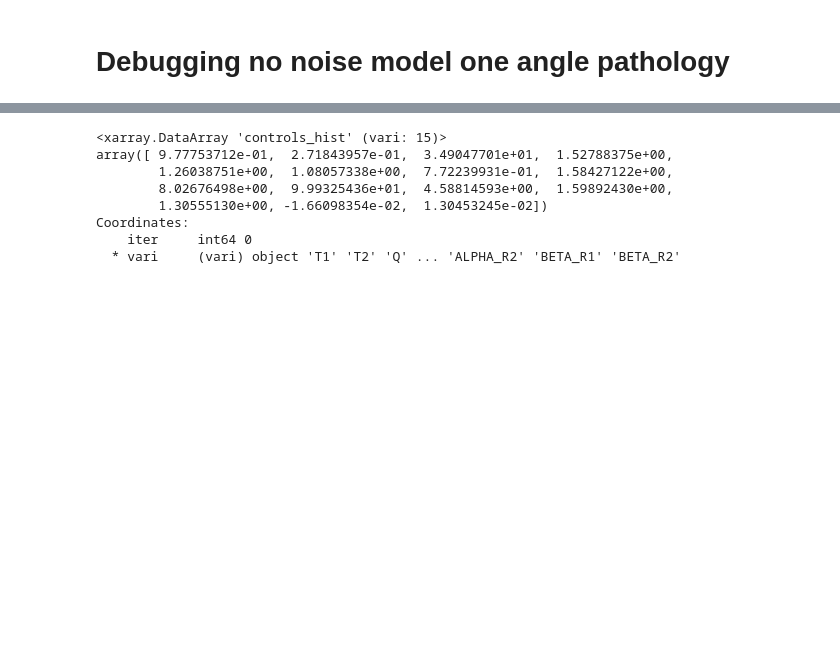
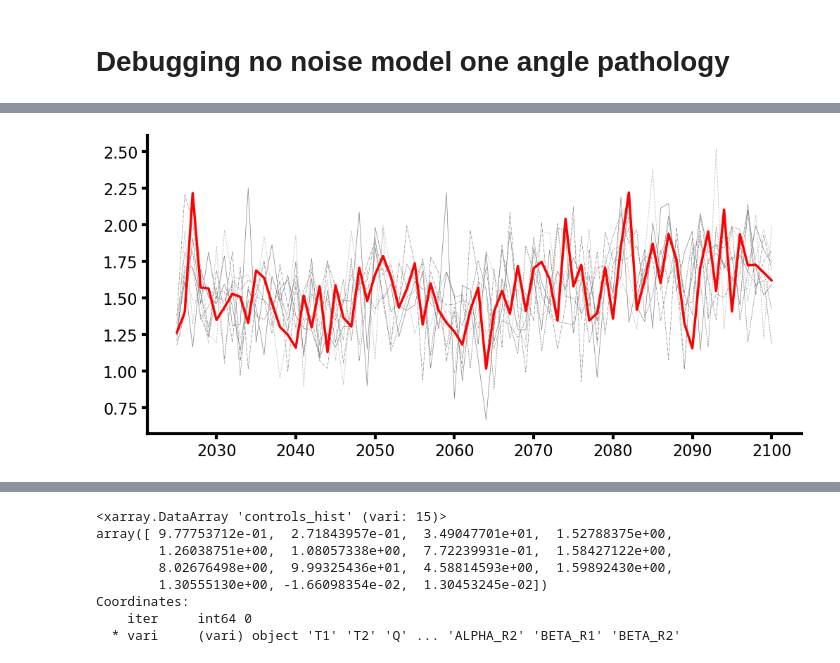
Before and after one commit to adam-bauer-34/learning_sai, a Jupyter notebook: analysis/notebooks/debugging.ipynb, the cells around one changed output, grey strips where cells are left out. Saved outputs shown, nothing was run; the diff lists cells and outputs as text; code cells hidden in the pictures; blank space fills up the shorter version.

```diff
--- a/analysis/notebooks/debugging.ipynb
+++ b/analysis/notebooks/debugging.ipynb
@@ -32,5 +35,5 @@ SAVE_FIGS = False
 # %% [markdown]
 # Debugging no noise model one angle pathology
 # %%
-dt_11 = open_datatree(DATA_DIR_ABS / 'output' / 'pco2geowc_nn' / 'var-assim-output_ssp245_pco2geowc_nn_ws_gradual_nn_TMIN2023_THETA11_ECS3.0_DEGpDEC0.1_NYRSRAMP50_Nens1000.nc')
-dt_15 = open_datatree(DATA_DIR_ABS / 'output' / 'pco2geowc_nn' / 'var-assim-output_ssp245_pco2geowc_nn_ws_gradual_nn_TMIN2023_THETA15_ECS3.0_DEGpDEC0.1_NYRSRAMP50_Nens1000.nc')
+dt_15 = open_datatree(DATA_DIR_ABS / 'output' / 'pco2geowc3_reg' / 'var-assim-output_ssp245_pco2geowc3_reg_four_AR1+reg_TMIN2025_THETA15_ECS3.0_DEGpDEC0.1_NYRSRAMP50_Nens8.nc')
+# dt_12 = open_datatree(DATA_DIR_ABS / 'output' / 'pco2geowc3_reg' / 'var-assim-output_ssp245_pco2geowc3_reg_four_AR1+reg_TMIN2025_THETA12_ECS3.0_DEGpDEC0.1_NYRSRAMP50_Nens8.nc')
@@ -39,0 +40,3 @@ ds_15 = dt_15['2025'].ds
+# %%
+ds = dt_15['2100']
+ds
@@ -39,0 +61,10 @@ ds_15 = dt_15['2025'].ds
+# %%
+r=3
+plt.plot(ds.time, ds.obs.sel(obs_var=f'T_R{r}'), color='r', zorder=1000)
+
+for mem in range(ds.ens_mem.size):
+    plt.plot(ds.time, ds.data_final.sel(vari=f'T_R{r}', ens_mem=mem), color='grey', lw=0.5)
+
+# plt.ylim((-10, 10))
+# %% [output]
+[figure, added]
```
Also changed, not shown: parts of 10 cells of this notebook, 29 other files.
